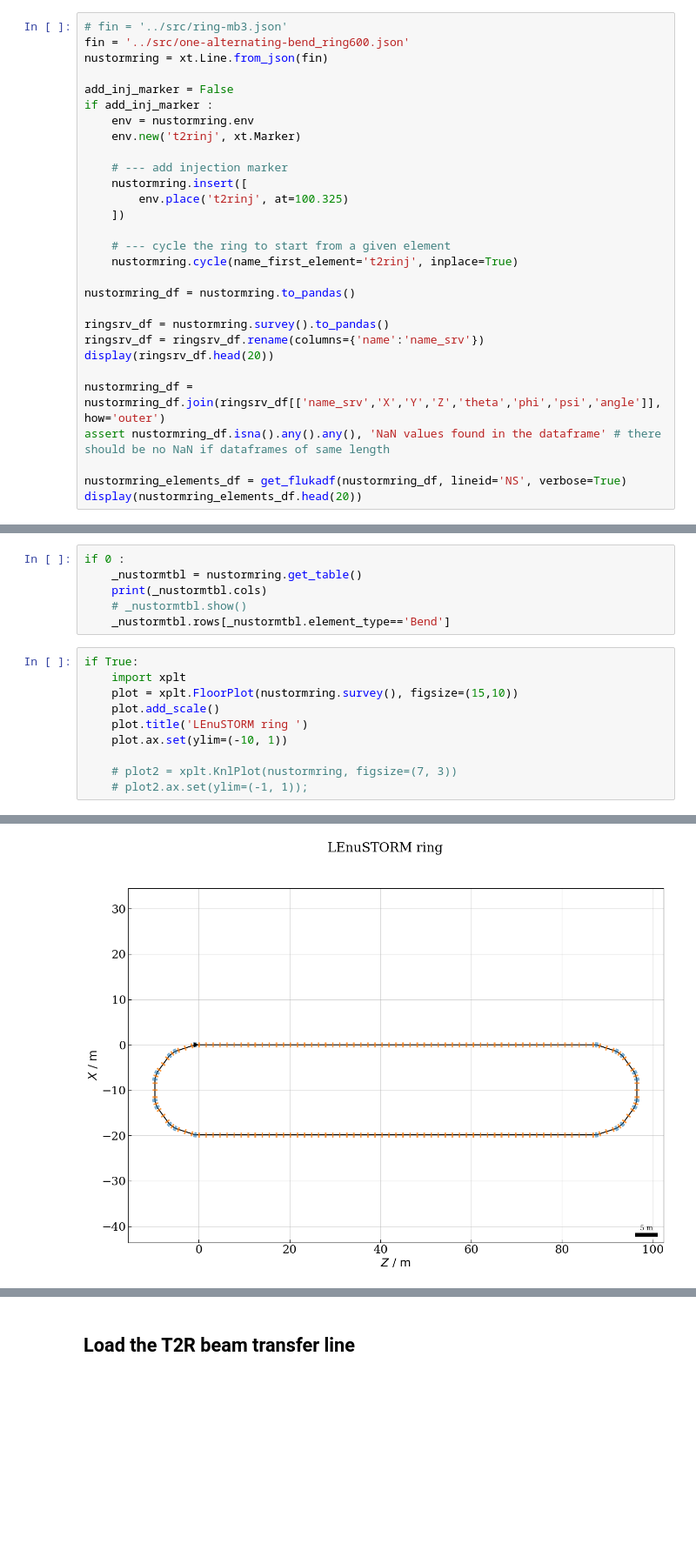
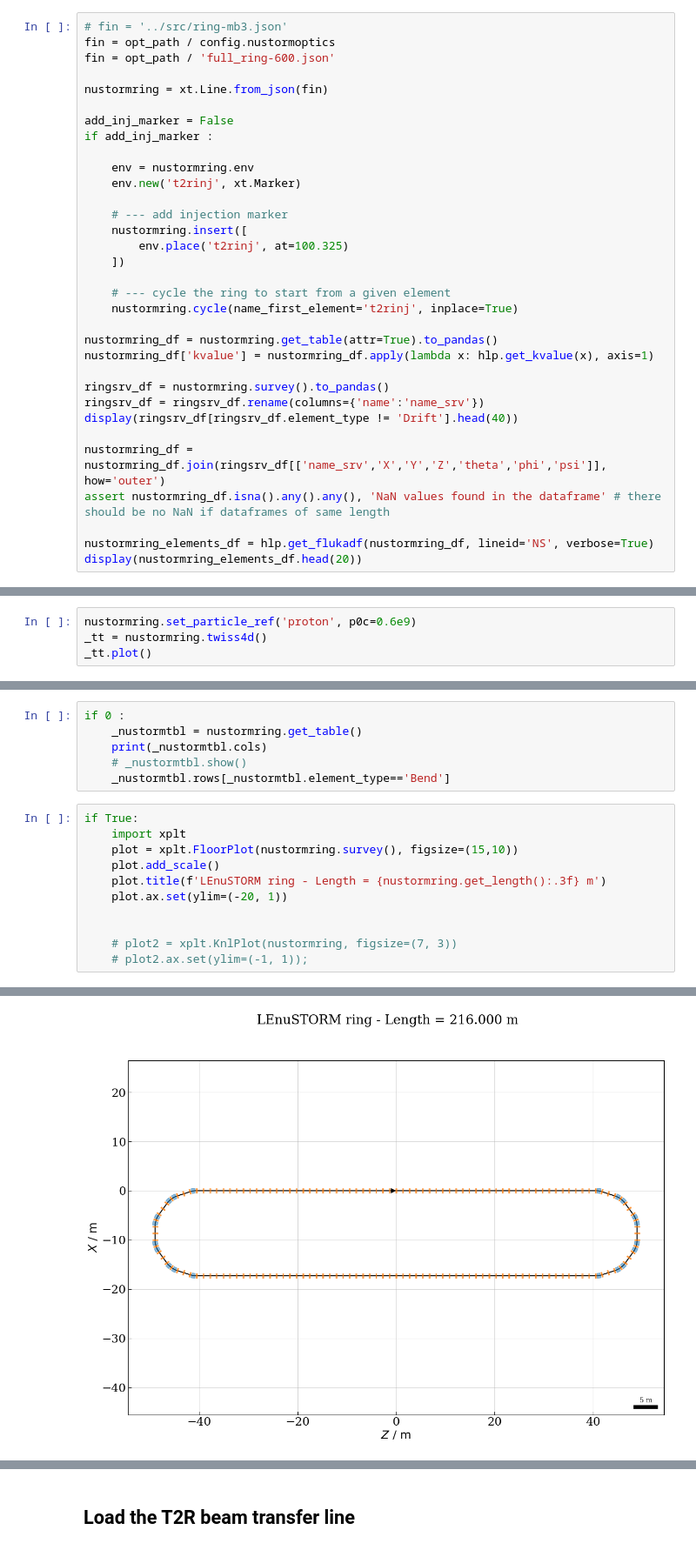
Before and after one commit to iefthymio/essnusbsim, a Jupyter notebook: notebooks/generate_fluka.ipynb, the cells around one changed output, grey strips where cells are left out. Shown at 87% size. Drawn from its saved outputs; the diff is of its cells as text; blank space fills up the shorter version.

```diff
--- a/notebooks/generate_fluka.ipynb
+++ b/notebooks/generate_fluka.ipynb
@@ -222,11 +256,14 @@ def get_flukadf(df, lineid='TL', verbose=False):
     return df
 # %%
 # fin = '../src/ring-mb3.json'
-fin = '../src/one-alternating-bend_ring600.json'
+fin = opt_path / config.nustormoptics
+fin = opt_path / 'full_ring-600.json'
+
 nustormring = xt.Line.from_json(fin)
 
 add_inj_marker = False
 if add_inj_marker :
+
     env = nustormring.env
     env.new('t2rinj', xt.Marker)
 
@@ -238,16 +275,17 @@ if add_inj_marker :
     # --- cycle the ring to start from a given element
     nustormring.cycle(name_first_element='t2rinj', inplace=True)
 
-nustormring_df = nustormring.to_pandas()
+nustormring_df = nustormring.get_table(attr=True).to_pandas()
+nustormring_df['kvalue'] = nustormring_df.apply(lambda x: hlp.get_kvalue(x), axis=1)
 
 ringsrv_df = nustormring.survey().to_pandas()
 ringsrv_df = ringsrv_df.rename(columns={'name':'name_srv'})
-display(ringsrv_df.head(20))
+display(ringsrv_df[ringsrv_df.element_type != 'Drift'].head(40))
 
-nustormring_df = nustormring_df.join(ringsrv_df[['name_srv','X','Y','Z','theta','phi','psi','angle']], how='outer')
+nustormring_df = nustormring_df.join(ringsrv_df[['name_srv','X','Y','Z','theta','phi','psi']], how='outer')
 assert nustormring_df.isna().any().any(), 'NaN values found in the dataframe' # there should be no NaN if dataframes of same length
 
-nustormring_elements_df = get_flukadf(nustormring_df, lineid='NS', verbose=True)
+nustormring_elements_df = hlp.get_flukadf(nustormring_df, lineid='NS', verbose=True)
 display(nustormring_elements_df.head(20))
 # %% [output]
 Done loading line from dict.
@@ -291,0 +329,4 @@ Done loading line from dict.
+# %%
+nustormring.set_particle_ref('proton', p0c=0.6e9)
+_tt = nustormring.twiss4d()
+_tt.plot()
@@ -298,13 +342,14 @@ if 0 :
 # %%
 if True:
     import xplt
     plot = xplt.FloorPlot(nustormring.survey(), figsize=(15,10))
     plot.add_scale()
-    plot.title('LEnuSTORM ring ')
-    plot.ax.set(ylim=(-10, 1))
+    plot.title(f'LEnuSTORM ring - Length = {nustormring.get_length():.3f} m')
+    plot.ax.set(ylim=(-20, 1))
+
 
     # plot2 = xplt.KnlPlot(nustormring, figsize=(7, 3))
     # plot2.ax.set(ylim=(-1, 1));
 # %% [output]
 Ignoring fixed y limits to fulfill fixed data aspect with adjustable data limits.
-[figure, old version]
+[figure, new version]
```
Also changed, not shown: parts of 46 cells of this notebook, 31 other files.
